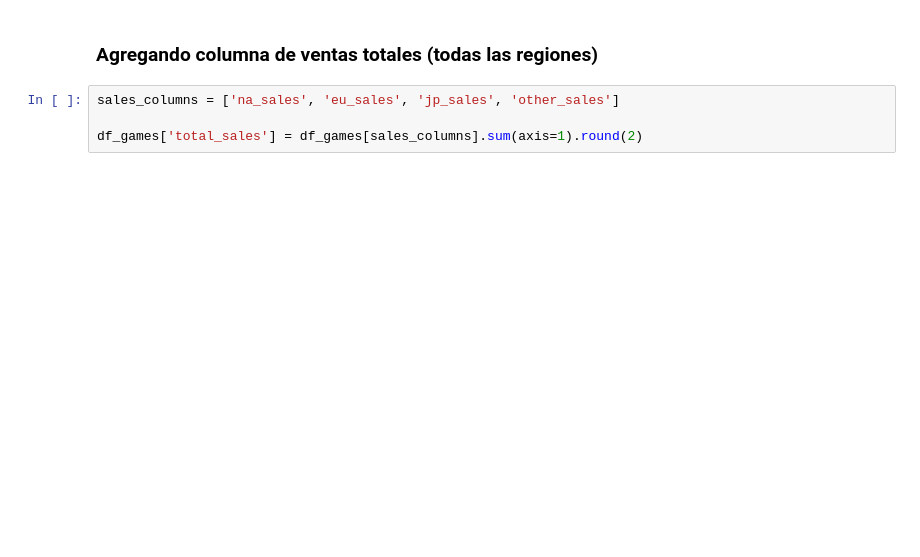
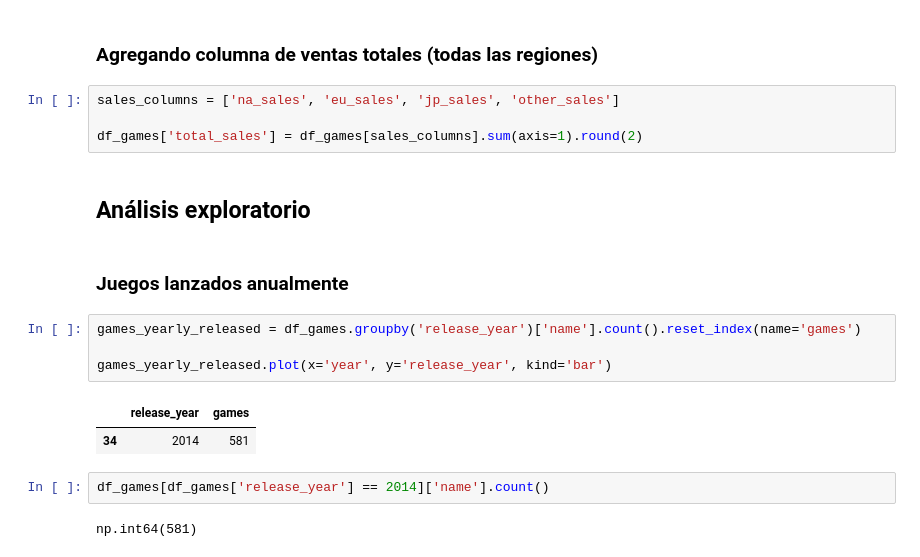
Before and after one commit to rodwayne/tt-sprint6-project, a Jupyter notebook: project.ipynb, the cells around one changed output. Drawn from its saved outputs; the diff is of its cells as text; blank space fills up the shorter version.

```diff
--- a/project.ipynb
+++ b/project.ipynb
@@ -192,3 +200,18 @@ Finalmente, me pareció adecuado cambiar la clasificación o placeholder de `RP`
 sales_columns = ['na_sales', 'eu_sales', 'jp_sales', 'other_sales']
 
 df_games['total_sales'] = df_games[sales_columns].sum(axis=1).round(2)
+# %% [markdown]
+## Análisis exploratorio
+# %% [markdown]
+### Juegos lanzados anualmente
+# %%
+games_yearly_released = df_games.groupby('release_year')['name'].count().reset_index(name='games')
+
+games_yearly_released.plot(x='year', y='release_year', kind='bar')
+# %% [output]
+|  | release_year | games |
+| 34 | 2014 | 581 |
+# %%
+df_games[df_games['release_year'] == 2014]['name'].count()
+# %% [output]
+np.int64(581)
```
Also changed, not shown: parts of 5 cells of this notebook.
